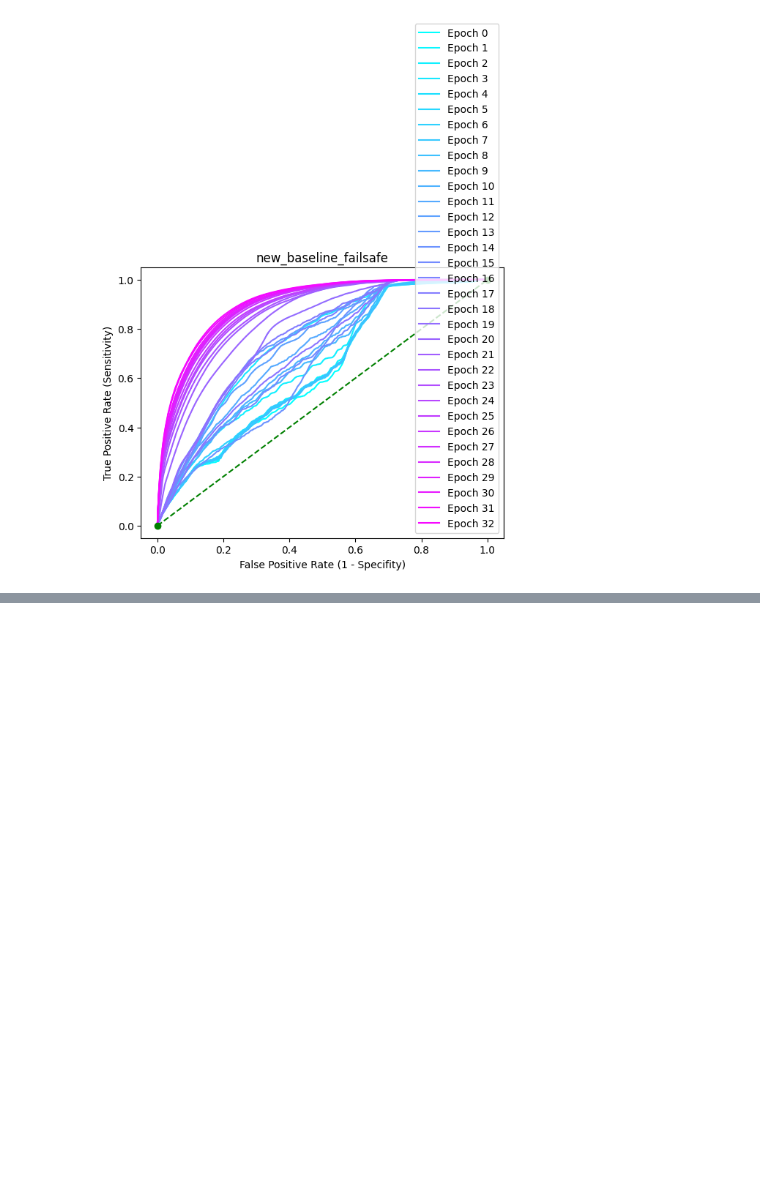
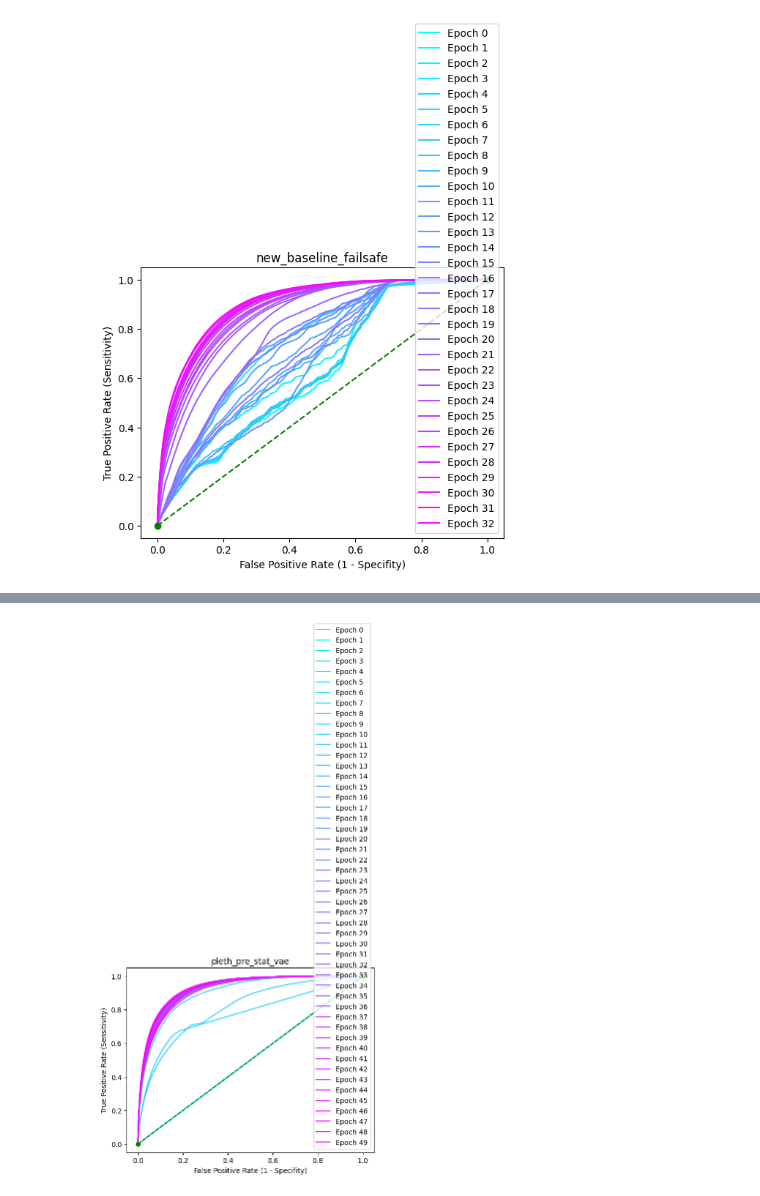
Before and after one commit to JulianBvW/Wearable-Sleep-Event-Detection, a Jupyter notebook: Notebooks/30_roc_curve_for_new_baseline.ipynb, the cells around one changed output, grey strips where cells are left out. Cells and saved outputs as stored; diff of their text form; code cells hidden in the pictures; blank space fills up the shorter version.

```diff
--- a/Notebooks/30_roc_curve_for_new_baseline.ipynb
+++ b/Notebooks/30_roc_curve_for_new_baseline.ipynb
@@ -32,0 +41,4 @@ show_roc('new_baseline_failsafe', range(0, 33))
+# %%
+show_roc('pleth_pre_stat_vae', range(50))
+# %% [output]
+[figure, added]
```
Also changed, not shown: parts of 4 cells of this notebook.
